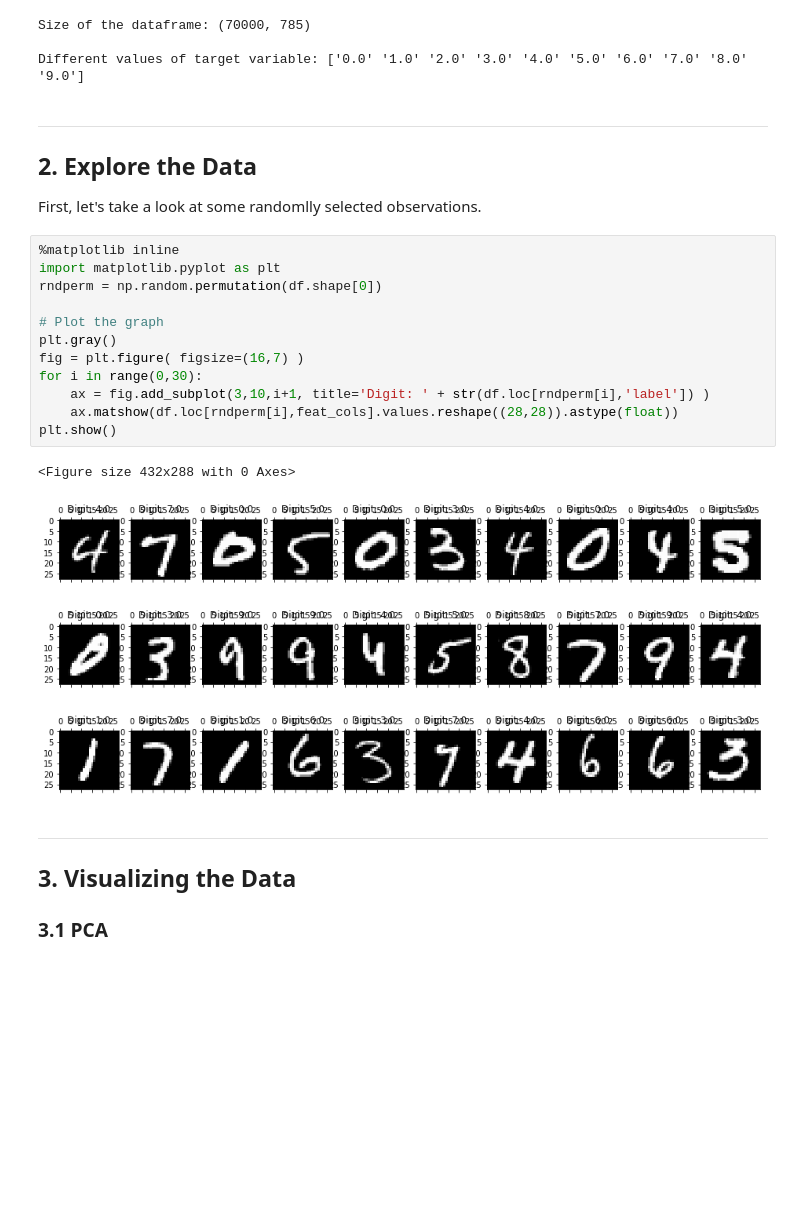
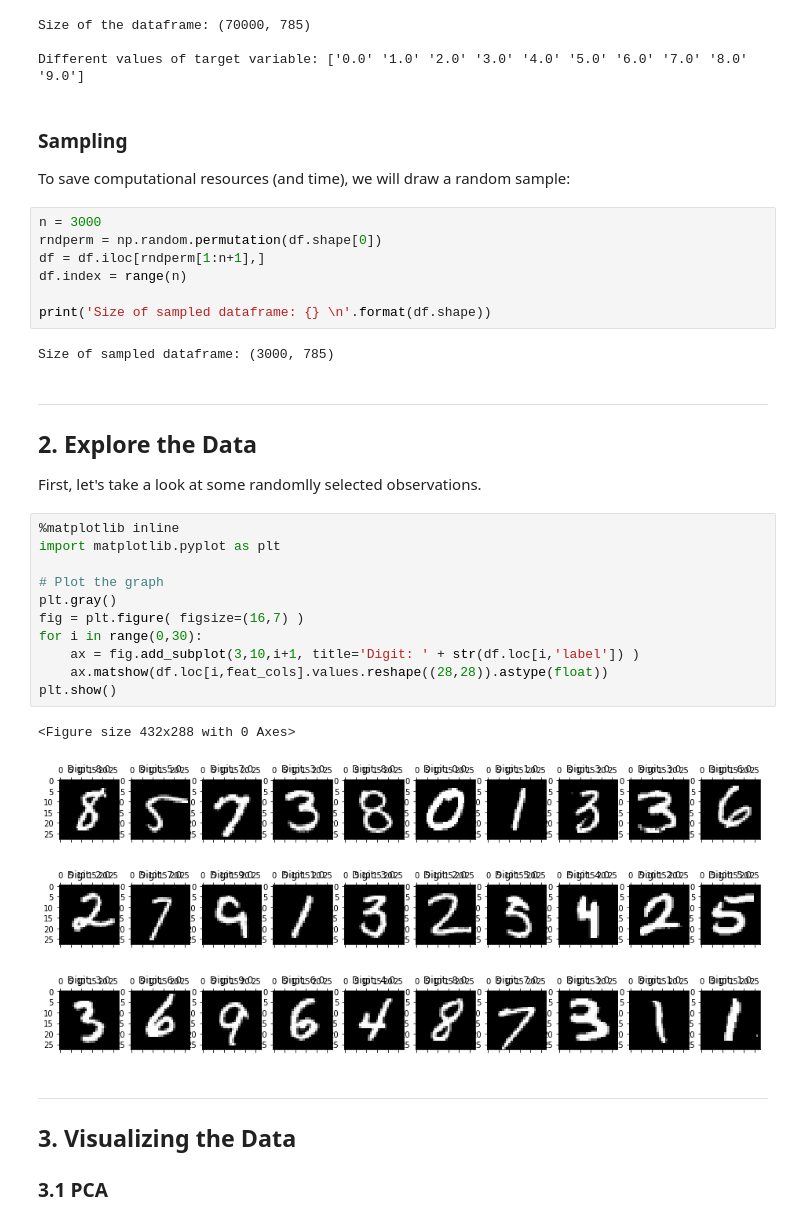
Before and after one commit to mpmatthe/PyDSLab, a Jupyter notebook: Demo_Notebook_01.ipynb, the cells around one changed output. Saved outputs shown, nothing was run; the diff lists cells and outputs as text; blank space fills up the shorter version.

```diff
--- a/Demo_Notebook_01.ipynb
+++ b/Demo_Notebook_01.ipynb
@@ -54,6 +54,18 @@ print("Different values of target variable: {}".format(df.label.unique()))
 Size of the dataframe: (70000, 785)
 
 Different values of target variable: ['0.0' '1.0' '2.0' '3.0' '4.0' '5.0' '6.0' '7.0' '8.0' '9.0']
+# %% [markdown]
+### Sampling
+To save computational resources (and time), we will draw a random sample:
+# %%
+n = 3000
+rndperm = np.random.permutation(df.shape[0])
+df = df.iloc[rndperm[1:n+1],]
+df.index = range(n)
+
+print('Size of sampled dataframe: {} \n'.format(df.shape))
+# %% [output]
+Size of sampled dataframe: (3000, 785)
 # %% [markdown]
 ----
 ## 2. Explore the Data
@@ -62,18 +74,17 @@ First, let's take a look at some randomlly selected observations.
 # %%
 %matplotlib inline
 import matplotlib.pyplot as plt
-rndperm = np.random.permutation(df.shape[0])
 
 # Plot the graph
 plt.gray()
 fig = plt.figure( figsize=(16,7) )
 for i in range(0,30):
-    ax = fig.add_subplot(3,10,i+1, title='Digit: ' + str(df.loc[rndperm[i],'label']) )
-    ax.matshow(df.loc[rndperm[i],feat_cols].values.reshape((28,28)).astype(float))
+    ax = fig.add_subplot(3,10,i+1, title='Digit: ' + str(df.loc[i,'label']) )
+    ax.matshow(df.loc[i,feat_cols].values.reshape((28,28)).astype(float))
 plt.show()
 # %% [output]
 <Figure size 432x288 with 0 Axes>
-[figure, old version]
+[figure, new version]
 # %% [markdown]
 ----
 ## 3. Visualizing the Data
```
Also changed, not shown: parts of 8 cells of this notebook.
